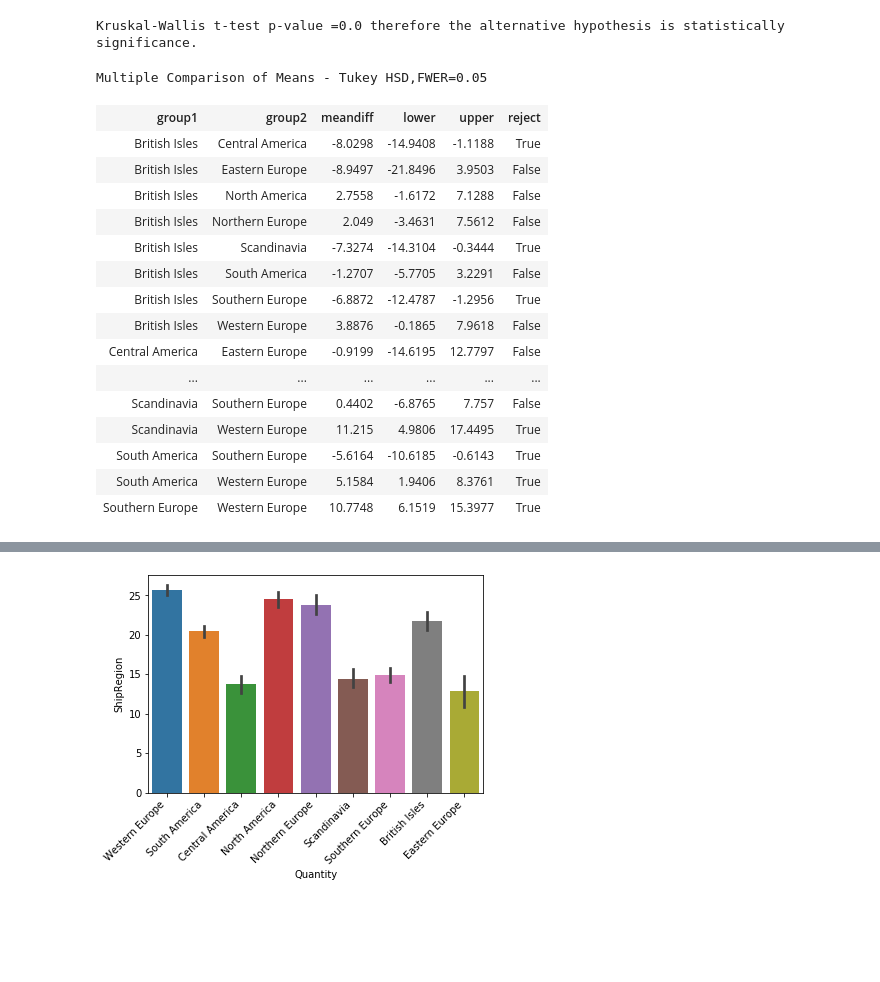
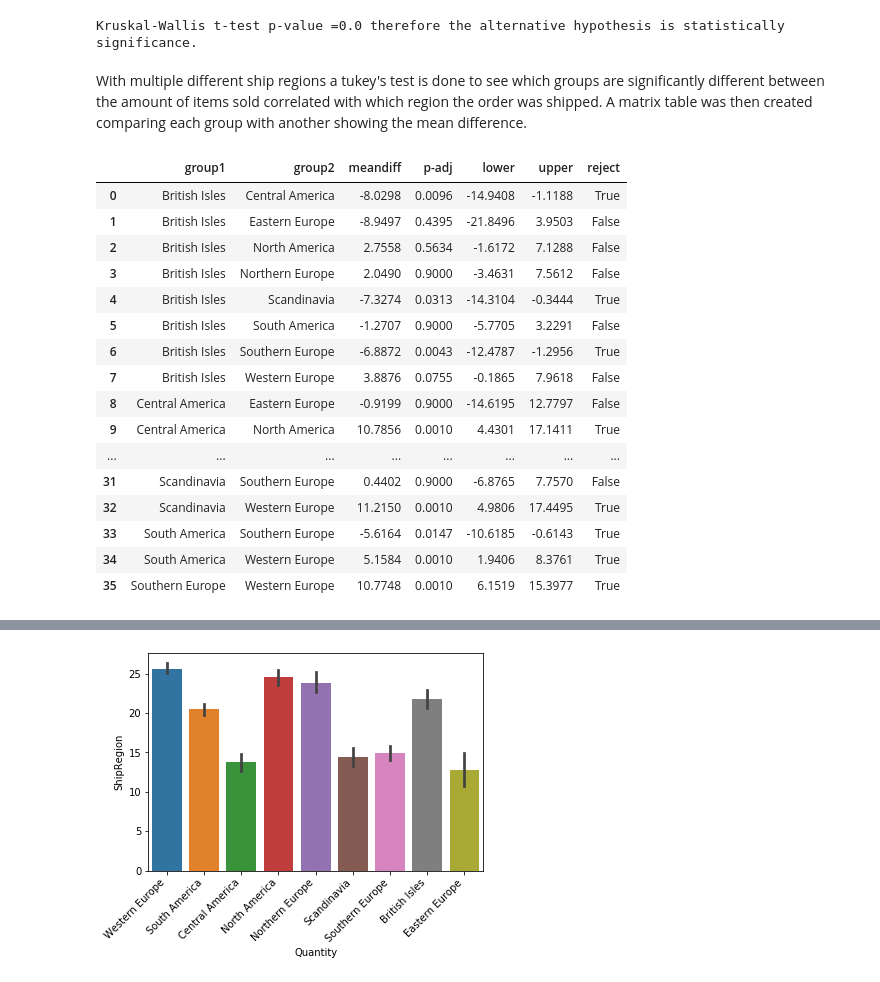
Before and after one commit to ohsusanna93/hypothesis_testing_workflow_python, a Jupyter notebook: student.ipynb, the cells around one changed output, grey strips where cells are left out. Drawn from its saved outputs; the diff is of its cells as text; code cells hidden in the pictures; blank space fills up the shorter version.

```diff
--- a/student.ipynb
+++ b/student.ipynb
@@ -431,0 +445,4 @@ Explore the data and pull in the information needed to test the hypothesis. Anot
+# %%
+cur.execute('''SELECT * from OrderDetail''')
+col_names = [x[0] for x in cur.description]
+col_names
@@ -431,0 +451,3 @@ Explore the data and pull in the information needed to test the hypothesis. Anot
+# %%
+df = pd.DataFrame(cur.fetchall(), columns = col_names)
+df.head()
@@ -780,6 +822,8 @@ stat,p = stats.kruskal(*data)
 print(f'Kruskal-Wallis t-test p-value ={round(p,4)} therefore the alternative hypothesis is statistically significance.')
 # %% [output]
 Kruskal-Wallis t-test p-value =0.0 therefore the alternative hypothesis is statistically significance.
+# %% [markdown]
+With multiple different ship regions a tukey's test is done to see which groups are significantly different between the amount of items sold correlated with which region the order was shipped. A matrix table was then created comparing each group with another showing the mean difference.
 # %%
 df_tukeys = prep_data_for_tukeys(regions)
 df_tukeys.head()
@@ -787,22 +831,24 @@ df_tukeys.columns = ['ShipRegion','Quantity']
 # %%
 from statsmodels.stats.multicomp import pairwise_tukeyhsd
 model= pairwise_tukeyhsd(df_tukeys['ShipRegion'],df_tukeys['Quantity'])
 model.summary()
+df = pd.DataFrame(data=model._results_table.data[1:], columns=model._results_table.data[0])
+df
 # %% [output]
-Multiple Comparison of Means - Tukey HSD,FWER=0.05
-| group1 | group2 | meandiff | lower | upper | reject |
-| British Isles | Central America | -8.0298 | -14.9408 | -1.1188 | True |
-| British Isles | Eastern Europe | -8.9497 | -21.8496 | 3.9503 | False |
-| British Isles | North America | 2.7558 | -1.6172 | 7.1288 | False |
-| British Isles | Northern Europe | 2.049 | -3.4631 | 7.5612 | False |
-| British Isles | Scandinavia | -7.3274 | -14.3104 | -0.3444 | True |
-| British Isles | South America | -1.2707 | -5.7705 | 3.2291 | False |
-| British Isles | Southern Europe | -6.8872 | -12.4787 | -1.2956 | True |
-| British Isles | Western Europe | 3.8876 | -0.1865 | 7.9618 | False |
-| Central America | Eastern Europe | -0.9199 | -14.6195 | 12.7797 | False |
-| ... | ... | ... | ... | ... | ... |
-| Scandinavia | Southern Europe | 0.4402 | -6.8765 | 7.757 | False |
-| Scandinavia | Western Europe | 11.215 | 4.9806 | 17.4495 | True |
-| South America | Southern Europe | -5.6164 | -10.6185 | -0.6143 | True |
-| South America | Western Europe | 5.1584 | 1.9406 | 8.3761 | True |
-| Southern Europe | Western Europe | 10.7748 | 6.1519 | 15.3977 | True |
+|  | group1 | group2 | meandiff | p-adj | lower | upper | reject |
+| 0 | British Isles | Central America | -8.0298 | 0.0096 | -14.9408 | -1.1188 | True |
+| 1 | British Isles | Eastern Europe | -8.9497 | 0.4395 | -21.8496 | 3.9503 | False |
+| 2 | British Isles | North America | 2.7558 | 0.5634 | -1.6172 | 7.1288 | False |
+| 3 | British Isles | Northern Europe | 2.0490 | 0.9000 | -3.4631 | 7.5612 | False |
+| 4 | British Isles | Scandinavia | -7.3274 | 0.0313 | -14.3104 | -0.3444 | True |
+| 5 | British Isles | South America | -1.2707 | 0.9000 | -5.7705 | 3.2291 | False |
+| 6 | British Isles | Southern Europe | -6.8872 | 0.0043 | -12.4787 | -1.2956 | True |
+| 7 | British Isles | Western Europe | 3.8876 | 0.0755 | -0.1865 | 7.9618 | False |
+| 8 | Central America | Eastern Europe | -0.9199 | 0.9000 | -14.6195 | 12.7797 | False |
+| 9 | Central America | North America | 10.7856 | 0.0010 | 4.4301 | 17.1411 | True |
+| ... | ... | ... | ... | ... | ... | ... | ... |
+| 31 | Scandinavia | Southern Europe | 0.4402 | 0.9000 | -6.8765 | 7.7570 | False |
+| 32 | Scandinavia | Western Europe | 11.2150 | 0.0010 | 4.9806 | 17.4495 | True |
+| 33 | South America | Southern Europe | -5.6164 | 0.0147 | -10.6185 | -0.6143 | True |
+| 34 | South America | Western Europe | 5.1584 | 0.0010 | 1.9406 | 8.3761 | True |
+| 35 | Southern Europe | Western Europe | 10.7748 | 0.0010 | 6.1519 | 15.3977 | True |
```
Also changed, not shown: parts of 43 cells of this notebook.
